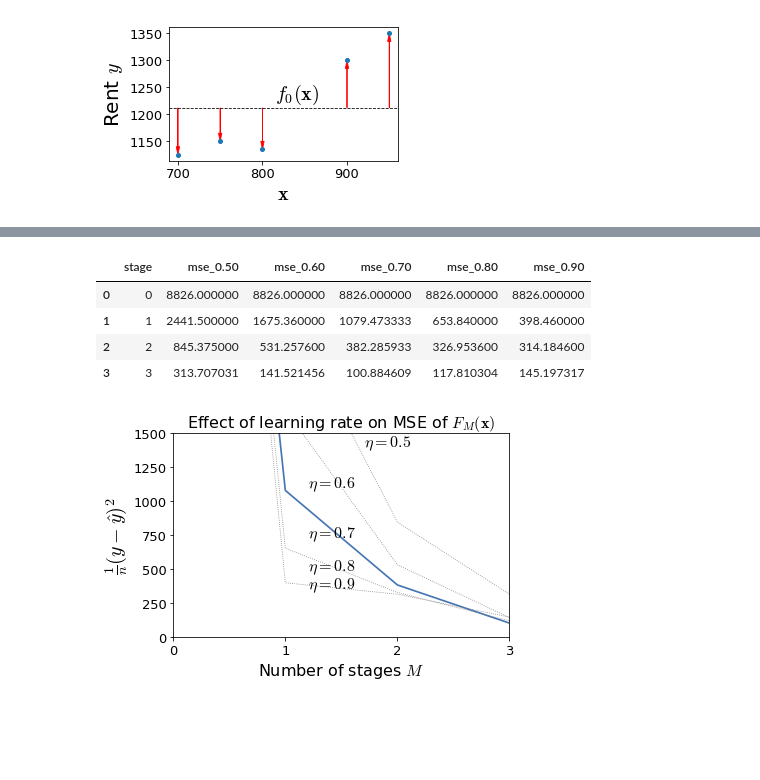
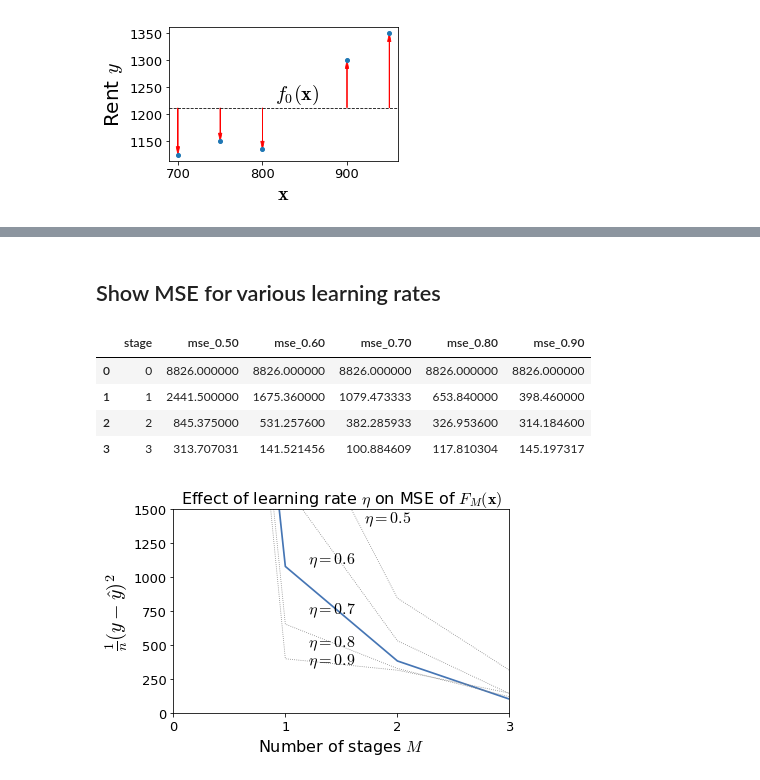
Before and after one commit to parrt/ml-articles, a Jupyter notebook: gradient-boosting/notebooks/dev.ipynb, the cells around one changed output, grey strips where cells are left out. Saved outputs shown, nothing was run; the diff lists cells and outputs as text; code cells hidden in the pictures; blank space fills up the shorter version.

```diff
--- a/gradient-boosting/notebooks/dev.ipynb
+++ b/gradient-boosting/notebooks/dev.ipynb
@@ -40,31 +40,31 @@ def stub_predict(x_train, y_train, split):
     rmean = np.mean(right)
     return [lmean if x<split else rmean for x in x_train]
 
-eta = 0.75
-splits = [None,850, 850, 925, 725]
+eta = 0.70
+splits = [None,850, 850, 925] # manually pick them
 stages = 4
 
 def boost(df, xcol, ycol, splits, eta, stages):
+    """
+    Update df to have direction_i, delta_i, F_i.
+    Return MSE, MAE
+    """
     f0 = df[ycol].mean()
     df['F0'] = f0
 
-    df['dir1'] = df[ycol] - df.F0
-    df['delta1'] = stub_predict(df[xcol], df.dir1, splits[1])
-    df['F1'] = df.F0 + eta * df.delta1
-
-    df['dir2'] = df[ycol] - df.F1
-    df['delta2'] = stub_predict(df[xcol], df.dir2, splits[2])
-    df['F2'] = df.F1 + eta * df.delta2
-
-    df['dir3'] = df[ycol] - df.F2
-    df['delta3'] = stub_predict(df[xcol], df.dir3, splits[3])
-    df['F3'] = df.F2 + eta * df.delta3
+    for s in range(1,stages):
+        df[f'dir{s}'] = df[ycol] - df[f'F{s-1}']
+        df[f'delta{s}'] = stub_predict(df[xcol], df[f'dir{s}'], splits[s])
+        df[f'F{s}'] = df[f'F{s-1}'] + eta * df[f'delta{s}']
 
     mse = [mean_squared_error(df[ycol], df['F'+str(s)]) for s in range(stages)]
     mae = [mean_absolute_error(df[ycol], df['F'+str(s)]) for s in range(stages)]
     return mse, mae
 
 mse,mae = boost(df, 'sqfeet', 'rent', splits, eta, stages)
+
+df['deltas'] = df[['delta1','delta2','delta3']].sum(axis=1) # sum deltas
+
 df
 # %% [output]
 |  | sqfeet | rent | F0 | dir1 | delta1 | F1 | dir2 | delta2 | F2 | dir3 | delta3 | ... |
@@ -122,2 +188,4 @@ plt.show()
+# %% [markdown]
+## Show MSE for various learning rates
 # %%
 stages = 4
@@ -152,32 +220,32 @@ i = 0
 for eta in np.arange(.5, 1, .1):
     color = 'grey'
     lw = .8
     ls = ':'
     if i==min_eta_index:
         color = bookcolors['blue']
         lw = 1.7
         ls = '-'
     ax.plot(df_mse.stage,df_mse[f'mse_{eta:.2f}'],
             linewidth=lw,
             linestyle=ls,
             c=color)
     xloc = 1.2
     yloc = (df_mse[f'mse_{eta:.2f}'].values[1] + df_mse[f'mse_{eta:.2f}'].values[2])/2
     if yloc>maxy:
         yloc = maxy-100
         xloc +=  .5
     ax.text(xloc, yloc, f"$\\eta={eta:.1f}$",
             fontsize=16)
     i += 1
 
 plt.axis([0,stages-1,0,maxy])
 
 ax.set_ylabel(r"$\frac{1}{n}(y-\hat y)^2$", fontsize=20)
 ax.set_xlabel(r"Number of stages $M$", fontsize=16)
-ax.set_title(r'Effect of learning rate on MSE of $F_M({\bf x})$', fontsize=16)
+ax.set_title(r'Effect of learning rate $\eta$ on MSE of $F_M({\bf x})$', fontsize=16)
 ax.set_xticks(range(0,stages))
 
 plt.tight_layout()
 plt.show()
 # %% [output]
-[figure, old version]
+[figure, new version]
```
Also changed, not shown: parts of 14 cells of this notebook, 1 other file.
